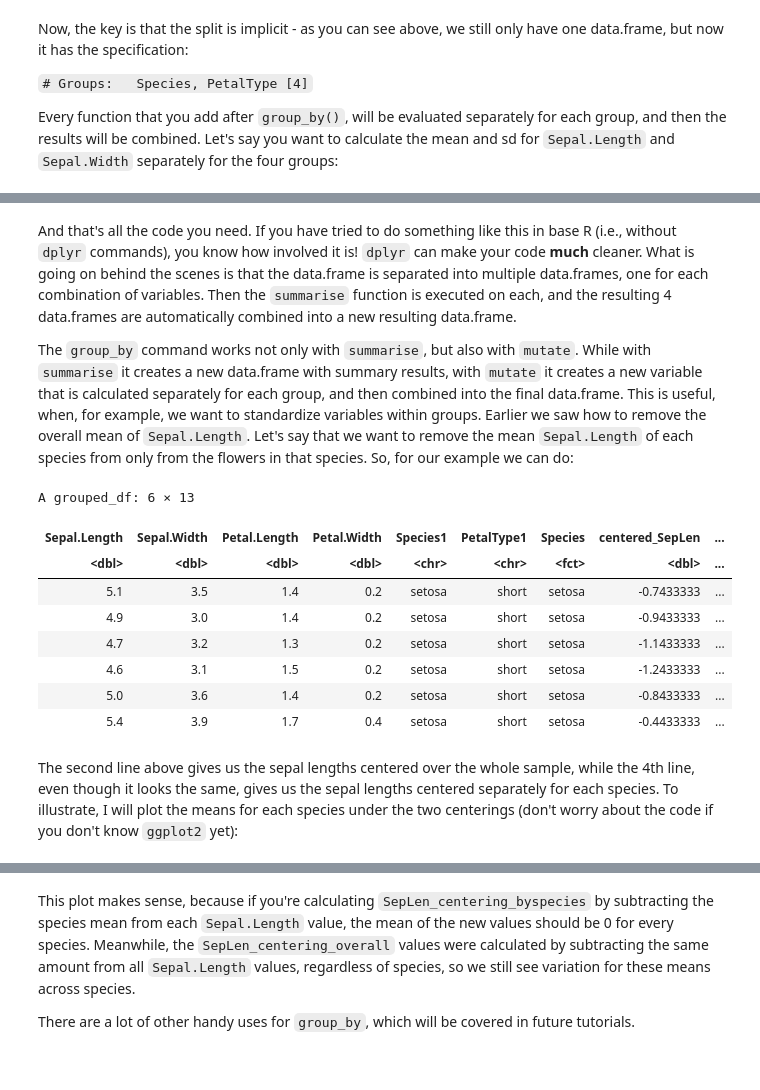
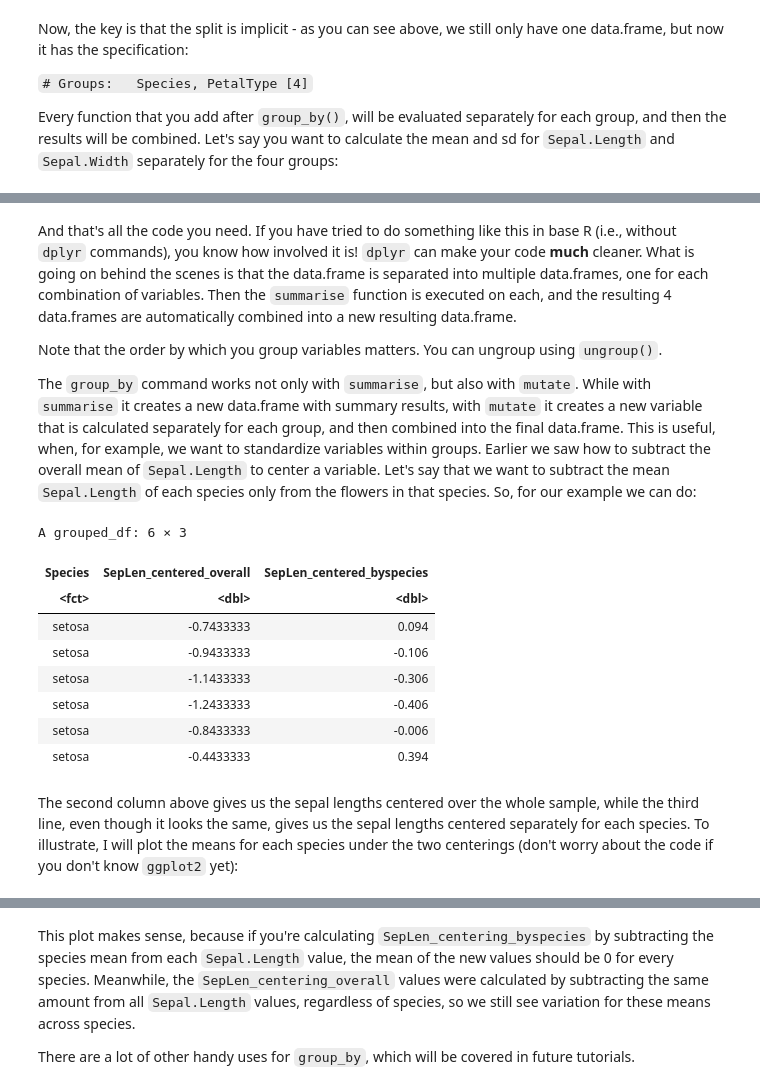
Before and after one commit to CoAxLab/Data-Explorations, a Jupyter notebook: book/notebooks/techniques-for-data-cleansing.ipynb, the cells around one changed output, grey strips where cells are left out. Drawn from its saved outputs; the diff is of its cells as text; code cells hidden in the pictures.

```diff
--- a/book/notebooks/techniques-for-data-cleansing.ipynb
+++ b/book/notebooks/techniques-for-data-cleansing.ipynb
@@ -86,4 +30,0 @@ Data frames: data frames can contain data of mixed types such as numbers and str
-# %%
-c <- c("one","two","three")
-data <- data.frame(avar=a,bvar=b,cvar=c)
-data
@@ -310,5 +200,7 @@ A data.frame: 6 × 5
 # %%
-dat <- mutate(dat, centered_SepLen = Sepal.Length - mean(Sepal.Length))
+dat <- dat  %>%  #need to reassign the dat object with our new changes
+    mutate(centered_SepLen = Sepal.Length - mean(Sepal.Length))
+
 head(dat)
 # %% [output]
 A data.frame: 6 × 6
@@ -529,8 +452,8 @@ Let's say flowers with short petals are fundamentally different from those with
 # %%
 dat <- dat  %>%
-    mutate(PetalType = ifelse(Petal.Length > mean(Petal.Length),"long","short"))
+    mutate(PetalType = if_else(Petal.Length > mean(Petal.Length),"long","short"))
 
-barplot(table(dat$PetalType),main="Number of flowers for each PetalType")
+barplot(table(dat$PetalType), main= "Number of flowers for each PetalType")
 
 head(dat)
 # %% [output]
@@ -638,25 +570,30 @@ A grouped_df: 4 × 6
 # %% [markdown]
 And that's all the code you need. If you have tried to do something like this in base R (i.e., without `dplyr` commands), you know how involved it is! `dplyr` can make your code **much** cleaner. What is going on behind the scenes is that the data.frame is separated into multiple data.frames, one for each combination of variables. Then the `summarise` function is executed on each, and the resulting 4 data.frames are automatically combined into a new resulting data.frame.
 
-The `group_by` command works not only with `summarise`, but also with `mutate`. While with `summarise` it creates a new data.frame with summary results, with `mutate` it creates a new variable that is calculated separately for each group, and then combined into the final data.frame. This is useful, when, for example, we want to standardize variables within groups. Earlier we saw how to remove the overall mean of `Sepal.Length`. Let's say that we want to remove the mean `Sepal.Length` of each species from only from the flowers in that species. So, for our example we can do:
+Note that the order by which you group variables matters. You can ungroup using `ungroup()`.
+
+The `group_by` command works not only with `summarise`, but also with `mutate`. While with `summarise` it creates a new data.frame with summary results, with `mutate` it creates a new variable that is calculated separately for each group, and then combined into the final data.frame. This is useful, when, for example, we want to standardize variables within groups. Earlier we saw how to subtract the overall mean of `Sepal.Length` to center a variable. Let's say that we want to subtract the mean `Sepal.Length` of each species only from the flowers in that species. So, for our example we can do:
 # %%
 dat  %>%
- mutate(SepLen_centered_overall = Sepal.Length - mean(Sepal.Length))  %>% #center values by mean for all data
+ #center values by mean for all data:
+ mutate(SepLen_centered_overall = Sepal.Length - mean(Sepal.Length)) %>%
  group_by(Species)  %>%
- mutate(SepLen_centered_byspecies = Sepal.Length - mean(Sepal.Length))  %>% #center values by mean for each species
- # select(SepLen_centered_overall:SepLen_centered_byspecies) %>% # just show the relevant variables (there are a lot of variables in this data.frame now!)
+ #center values by mean for each species:
+ mutate(SepLen_centered_byspecies = Sepal.Length - mean(Sepal.Length)) %>%
+ #just show the relevant variables (there are a lot of variables in this data.frame now!):
+ select(Species, SepLen_centered_overall:SepLen_centered_byspecies) %>%
  head()
 # %% [output]
-A grouped_df: 6 × 13
+A grouped_df: 6 × 3
-| Sepal.Length | Sepal.Width | Petal.Length | Petal.Width | Species1 | PetalType1 | Species | centered_SepLen | ... |
-| <dbl> | <dbl> | <dbl> | <dbl> | <chr> | <chr> | <fct> | <dbl> | ... |
-| 5.1 | 3.5 | 1.4 | 0.2 | setosa | short | setosa | -0.7433333 | ... |
-| 4.9 | 3.0 | 1.4 | 0.2 | setosa | short | setosa | -0.9433333 | ... |
-| 4.7 | 3.2 | 1.3 | 0.2 | setosa | short | setosa | -1.1433333 | ... |
-| 4.6 | 3.1 | 1.5 | 0.2 | setosa | short | setosa | -1.2433333 | ... |
-| 5.0 | 3.6 | 1.4 | 0.2 | setosa | short | setosa | -0.8433333 | ... |
-| 5.4 | 3.9 | 1.7 | 0.4 | setosa | short | setosa | -0.4433333 | ... |
+| Species | SepLen_centered_overall | SepLen_centered_byspecies |
+| <fct> | <dbl> | <dbl> |
+| setosa | -0.7433333 | 0.094 |
+| setosa | -0.9433333 | -0.106 |
+| setosa | -1.1433333 | -0.306 |
+| setosa | -1.2433333 | -0.406 |
+| setosa | -0.8433333 | -0.006 |
+| setosa | -0.4433333 | 0.394 |
 # %% [markdown]
-The second line above gives us the sepal lengths centered over the whole sample, while the 4th line, even though it looks the same, gives us the sepal lengths centered separately for each species. To illustrate, I will plot the means for each species under the two centerings (don't worry about the code if you don't know `ggplot2` yet):
+The second column above gives us the sepal lengths centered over the whole sample, while the third line, even though it looks the same, gives us the sepal lengths centered separately for each species. To illustrate, I will plot the means for each species under the two centerings (don't worry about the code if you don't know `ggplot2` yet):
 # %%
 dat  %>%
```
Also changed, not shown: parts of 115 cells of this notebook, 1 other file.
